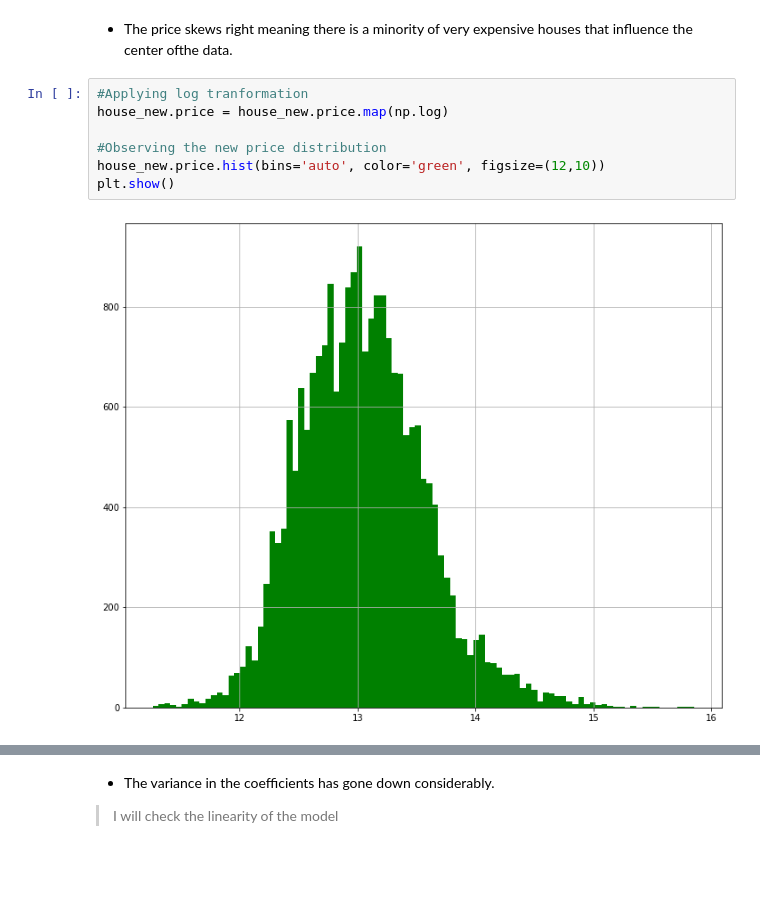
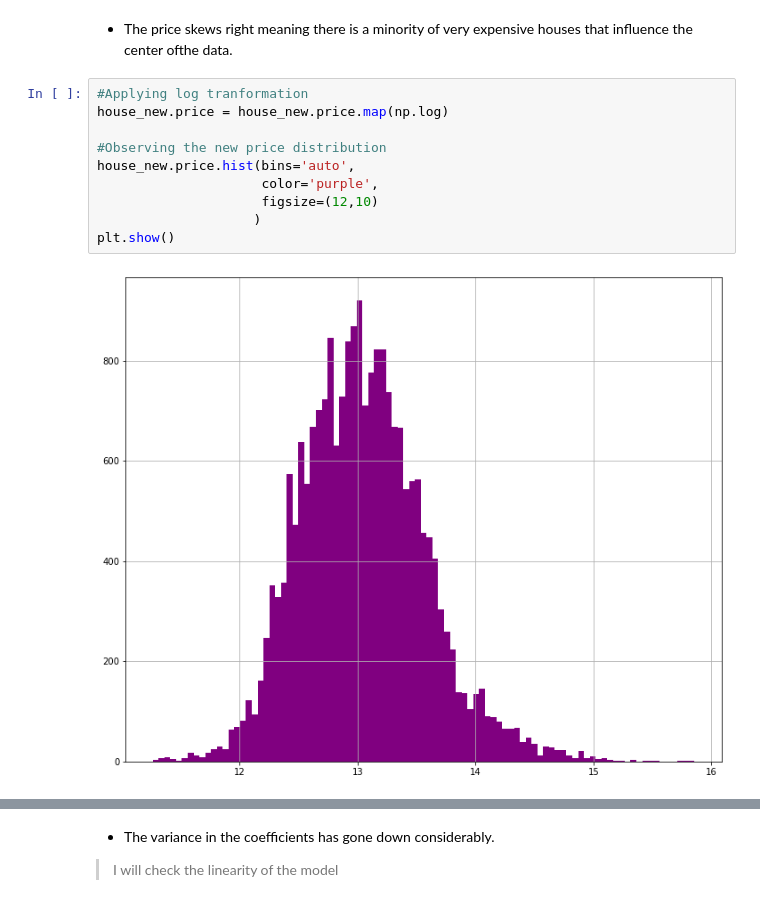
Before and after one commit to NickoGreeno/dsc-phase-2-project-v2-3, a Jupyter notebook: student.ipynb, the cells around one changed output, grey strips where cells are left out. Drawn from its saved outputs; the diff is of its cells as text; blank space fills up the shorter version.

```diff
--- a/student.ipynb
+++ b/student.ipynb
@@ -577,12 +658,15 @@ plt.show()
 # %%
 #Applying log tranformation
 house_new.price = house_new.price.map(np.log)
 
 #Observing the new price distribution
-house_new.price.hist(bins='auto', color='green', figsize=(12,10))
+house_new.price.hist(bins='auto',
+                     color='purple',
+                     figsize=(12,10)
+                    )
 plt.show()
 # %% [output]
-[figure, old version]
+[figure, new version]
 # %%
 #Modeling with logged price
 model = ols(formula=formula, data=house_new).fit()
```
Also changed, not shown: parts of 29 cells of this notebook, 2 other files.
